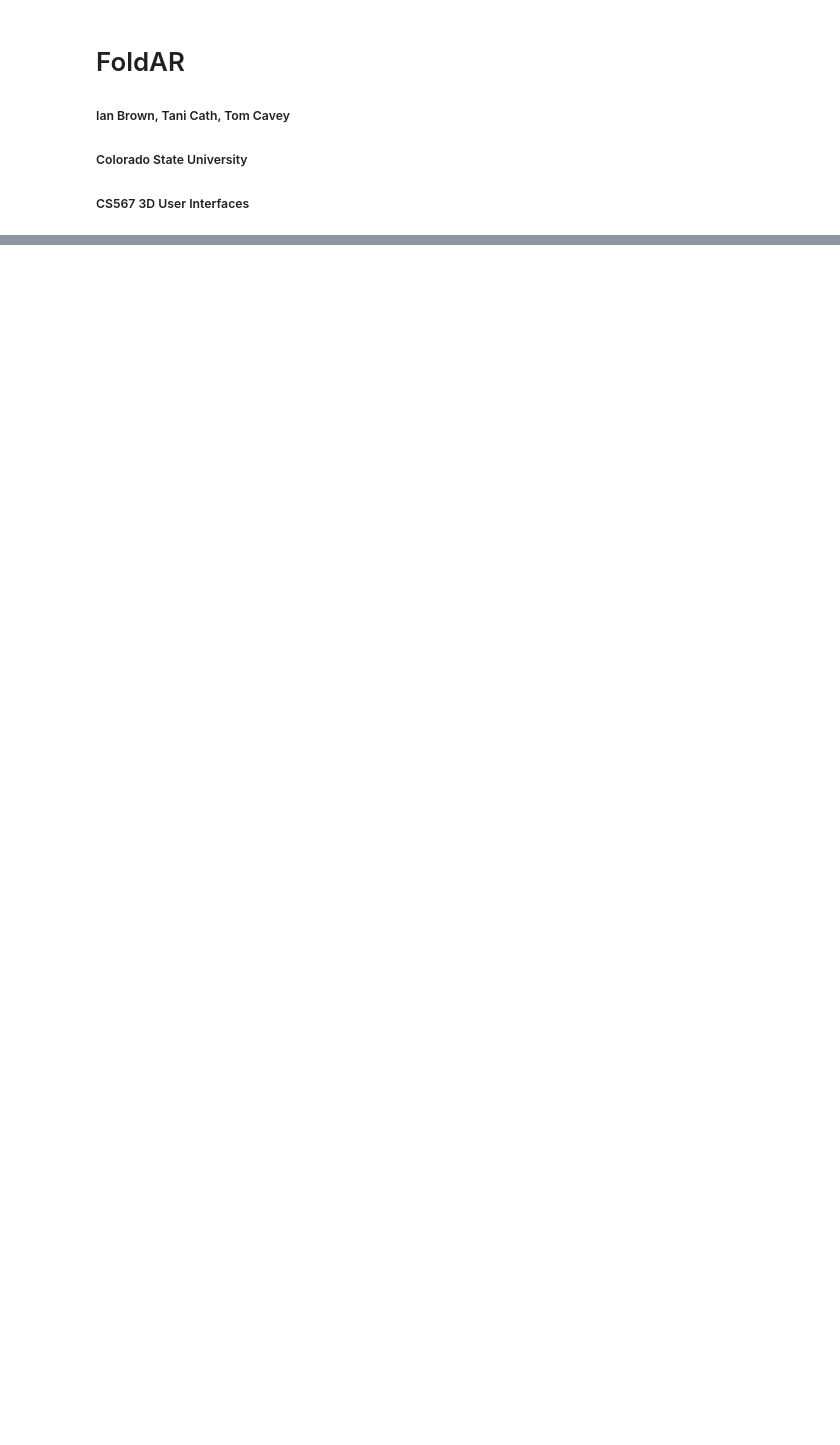
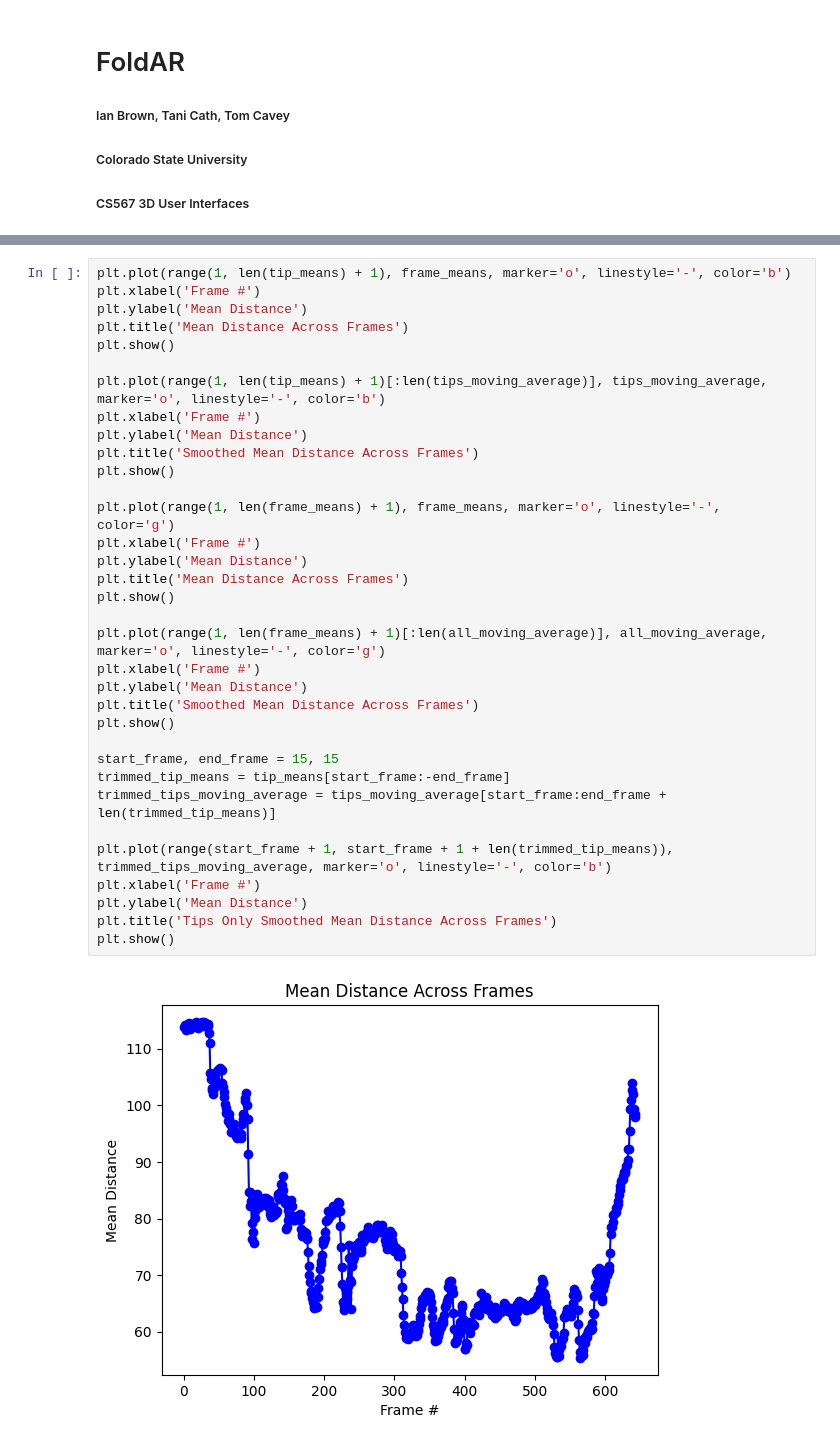
Before and after one commit to csu-hci-projects/FA23-FoldAR-Step-by-step-Instructions-for-Folding-Paper-Models-in-AR, a Jupyter notebook: FoldAR_Analysis.ipynb, the cells around one changed output, grey strips where cells are left out. Cells and saved outputs as stored; diff of their text form; blank space fills up the shorter version.

```diff
--- a/FoldAR_Analysis.ipynb
+++ b/FoldAR_Analysis.ipynb
@@ -106,0 +118,36 @@ Frame 30 (2023-11-08 19:10:09.151000):
+# %%
+plt.plot(range(1, len(tip_means) + 1), frame_means, marker='o', linestyle='-', color='b')
+plt.xlabel('Frame #')
+plt.ylabel('Mean Distance')
+plt.title('Mean Distance Across Frames')
+plt.show()
+
+plt.plot(range(1, len(tip_means) + 1)[:len(tips_moving_average)], tips_moving_average, marker='o', linestyle='-', color='b')
+plt.xlabel('Frame #')
+plt.ylabel('Mean Distance')
+plt.title('Smoothed Mean Distance Across Frames')
+plt.show()
+
+plt.plot(range(1, len(frame_means) + 1), frame_means, marker='o', linestyle='-', color='g')
+plt.xlabel('Frame #')
+plt.ylabel('Mean Distance')
+plt.title('Mean Distance Across Frames')
+plt.show()
+
+plt.plot(range(1, len(frame_means) + 1)[:len(all_moving_average)], all_moving_average, marker='o', linestyle='-', color='g')
+plt.xlabel('Frame #')
+plt.ylabel('Mean Distance')
+plt.title('Smoothed Mean Distance Across Frames')
+plt.show()
+
+start_frame, end_frame = 15, 15
+trimmed_tip_means = tip_means[start_frame:-end_frame]
+trimmed_tips_moving_average = tips_moving_average[start_frame:end_frame + len(trimmed_tip_means)]
+
+plt.plot(range(start_frame + 1, start_frame + 1 + len(trimmed_tip_means)), trimmed_tips_moving_average, marker='o', linestyle='-', color='b')
+plt.xlabel('Frame #')
+plt.ylabel('Mean Distance')
+plt.title('Tips Only Smoothed Mean Distance Across Frames')
+plt.show()
+# %% [output]
+[figure, added]
```
Also changed, not shown: parts of 7 cells of this notebook.
